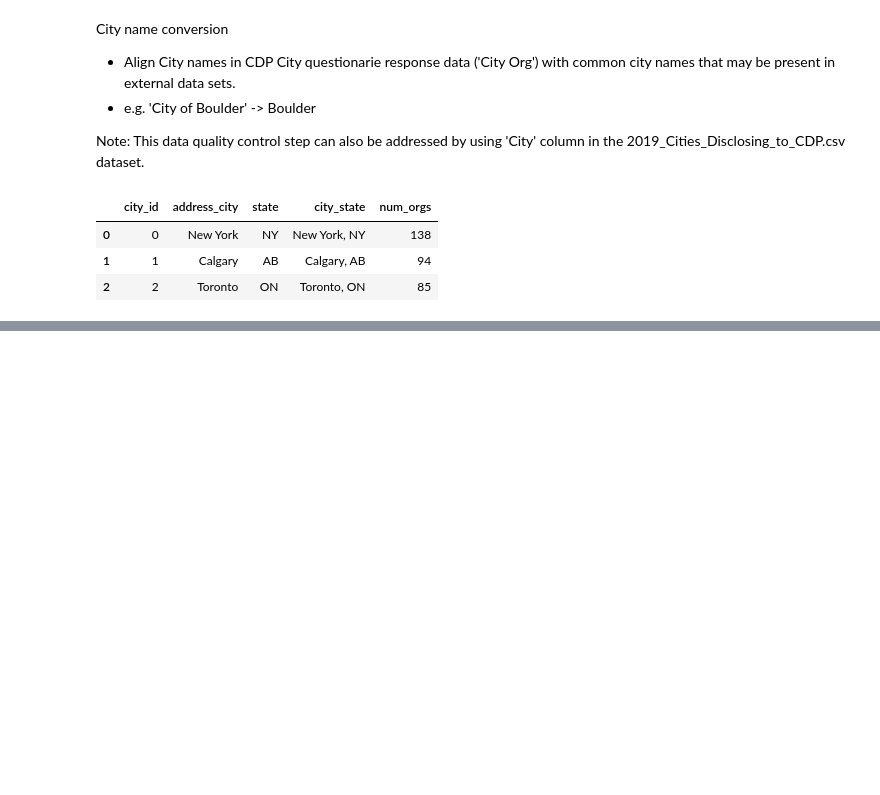
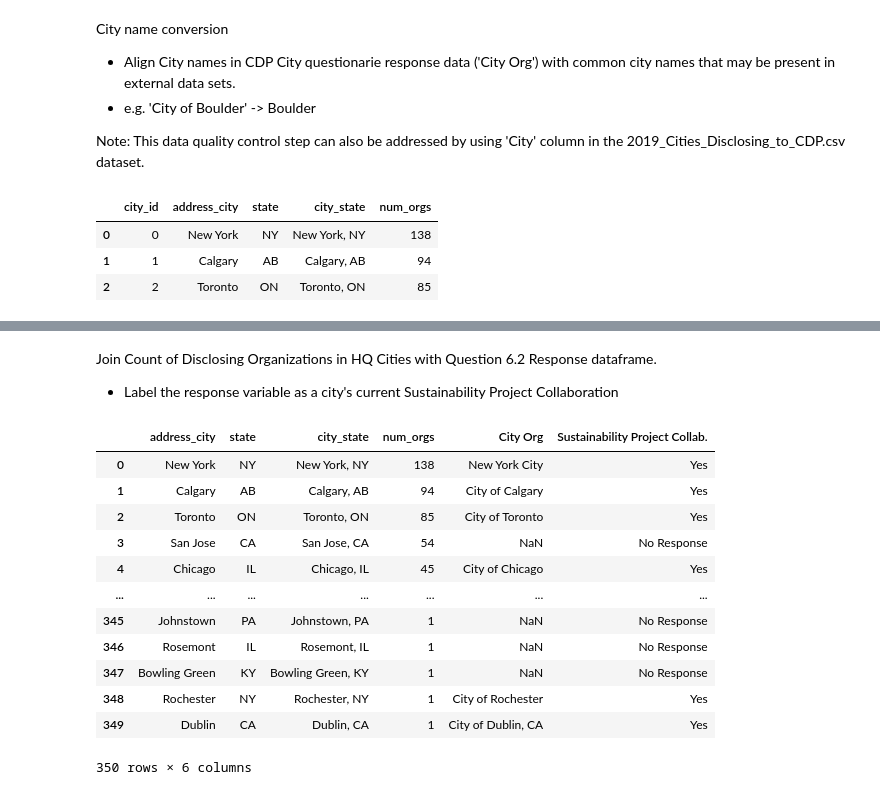
Before and after one commit to martin-fabbri/kaggle-competitions, a Jupyter notebook: cdp-unlocking-climate-solutions/1_kaggle_cdp_eda.ipynb, the cells around one changed output, grey strips where cells are left out. Cells and saved outputs as stored; diff of their text form; code cells hidden in the pictures; blank space fills up the shorter version.

```diff
--- a/cdp-unlocking-climate-solutions/1_kaggle_cdp_eda.ipynb
+++ b/cdp-unlocking-climate-solutions/1_kaggle_cdp_eda.ipynb
@@ -304,0 +306,11 @@ NameError: ignored
+# %%
+city_names_df = pd.DataFrame(columns=['City ID No.', 'address_city', 'City Org ID No.', 'City Org', 'Match'])
+
+for ID, seq1 in city_dict.items():
+  for ID2, seq2, in city_org_dict.items():
+    m = re.search(seq1, seq2)
+    if m:
+      match = m.group()
+      city_names_df = city_names_df.append({'City ID No.': ID, 'address_city': seq1, 'City Org ID No.': ID2, 'City Org': seq2, 'Match': match}, ignore_index=True)
+city_names_df = city_names_df.loc[:, ['address_city', 'City Org']]
+city_names_df.head()
@@ -304,0 +326,3 @@ NameError: ignored
+# %%
+cities_count = pd.merge(cities_count, city_names_df, on='address_city', how='left')
+cities_count.head()
@@ -304,0 +336,25 @@ NameError: ignored
+# %% [markdown]
+Join Count of Disclosing Organizations in HQ Cities with Question 6.2 Response dataframe.
+
+- Label the response variable as a city's current Sustainability Project
+Collaboration
+# %%
+cities_6_2 = cities_6_2[['City', 'Response Answer']].rename(columns={'City': 'City Org'})
+# %%
+cities_count = pd.merge(left=cities_count, right=cities_6_2, how='left', on='City Org').rename(columns={'Response Answer': 'Sustainability Project Collab.'})
+cities_count['Sustainability Project Collab.'] = cities_count['Sustainability Project Collab.'].fillna('No Response')
+cities_count
+# %% [output]
+|  | address_city | state | city_state | num_orgs | City Org | Sustainability Project Collab. |
+| 0 | New York | NY | New York, NY | 138 | New York City | Yes |
+| 1 | Calgary | AB | Calgary, AB | 94 | City of Calgary | Yes |
+| 2 | Toronto | ON | Toronto, ON | 85 | City of Toronto | Yes |
+| 3 | San Jose | CA | San Jose, CA | 54 | NaN | No Response |
+| 4 | Chicago | IL | Chicago, IL | 45 | City of Chicago | Yes |
+| ... | ... | ... | ... | ... | ... | ... |
+| 345 | Johnstown | PA | Johnstown, PA | 1 | NaN | No Response |
+| 346 | Rosemont | IL | Rosemont, IL | 1 | NaN | No Response |
+| 347 | Bowling Green | KY | Bowling Green, KY | 1 | NaN | No Response |
+| 348 | Rochester | NY | Rochester, NY | 1 | City of Rochester | Yes |
+| 349 | Dublin | CA | Dublin, CA | 1 | City of Dublin, CA | Yes |
+350 rows × 6 columns
```
Also changed, not shown: parts of 7 cells of this notebook.
